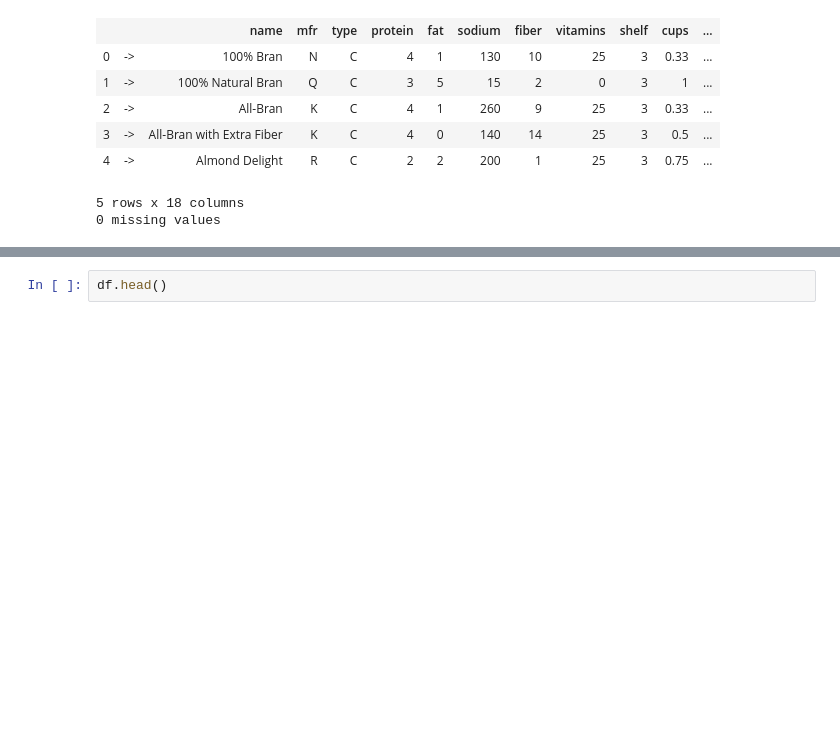
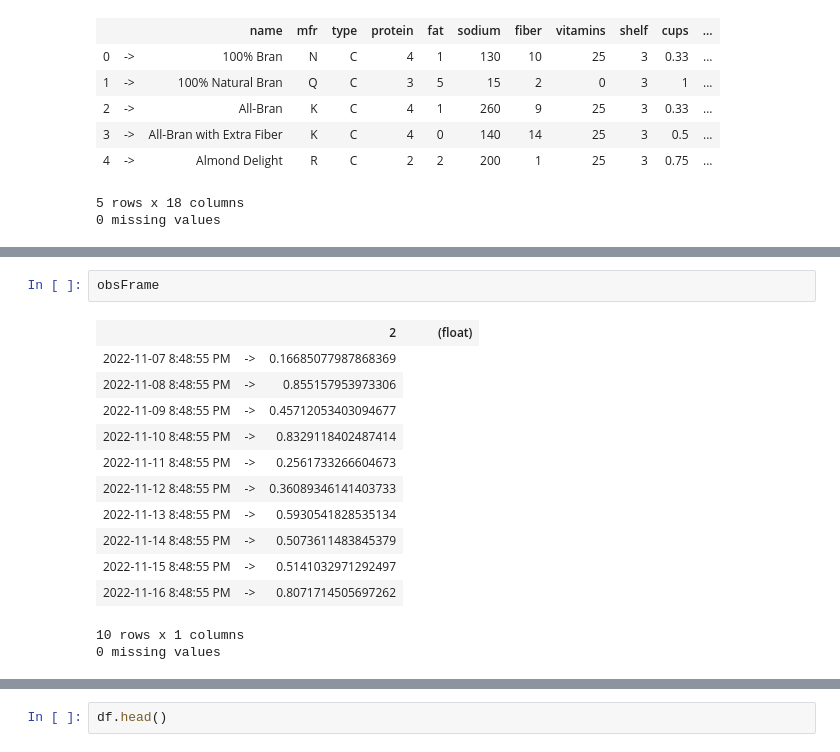
Before and after one commit to Alkasai/3250B, a Jupyter notebook: notebooks/[fsharp] Assignment 1.ipynb, the cells around one changed output, grey strips where cells are left out. Cells and saved outputs as stored; diff of their text form; blank space fills up the shorter version.

```diff
--- a/notebooks/[fsharp] Assignment 1.ipynb
+++ b/notebooks/[fsharp] Assignment 1.ipynb
@@ -454,0 +532,16 @@ df |> Frame.take 5
+# %%
+obsFrame
+# %% [output]
+|  |  | 2 |  |  | (float) |
+| 2022-11-07 8:48:55 PM | -> | 0.16685077987868369 |
+| 2022-11-08 8:48:55 PM | -> | 0.855157953973306 |
+| 2022-11-09 8:48:55 PM | -> | 0.45712053403094677 |
+| 2022-11-10 8:48:55 PM | -> | 0.8329118402487414 |
+| 2022-11-11 8:48:55 PM | -> | 0.2561733266604673 |
+| 2022-11-12 8:48:55 PM | -> | 0.36089346141403733 |
+| 2022-11-13 8:48:55 PM | -> | 0.5930541828535134 |
+| 2022-11-14 8:48:55 PM | -> | 0.5073611483845379 |
+| 2022-11-15 8:48:55 PM | -> | 0.5141032971292497 |
+| 2022-11-16 8:48:55 PM | -> | 0.8071714505697262 |
+10 rows x 1 columns
+0 missing values
```
Also changed, not shown: parts of 21 cells of this notebook, 1 other file.
